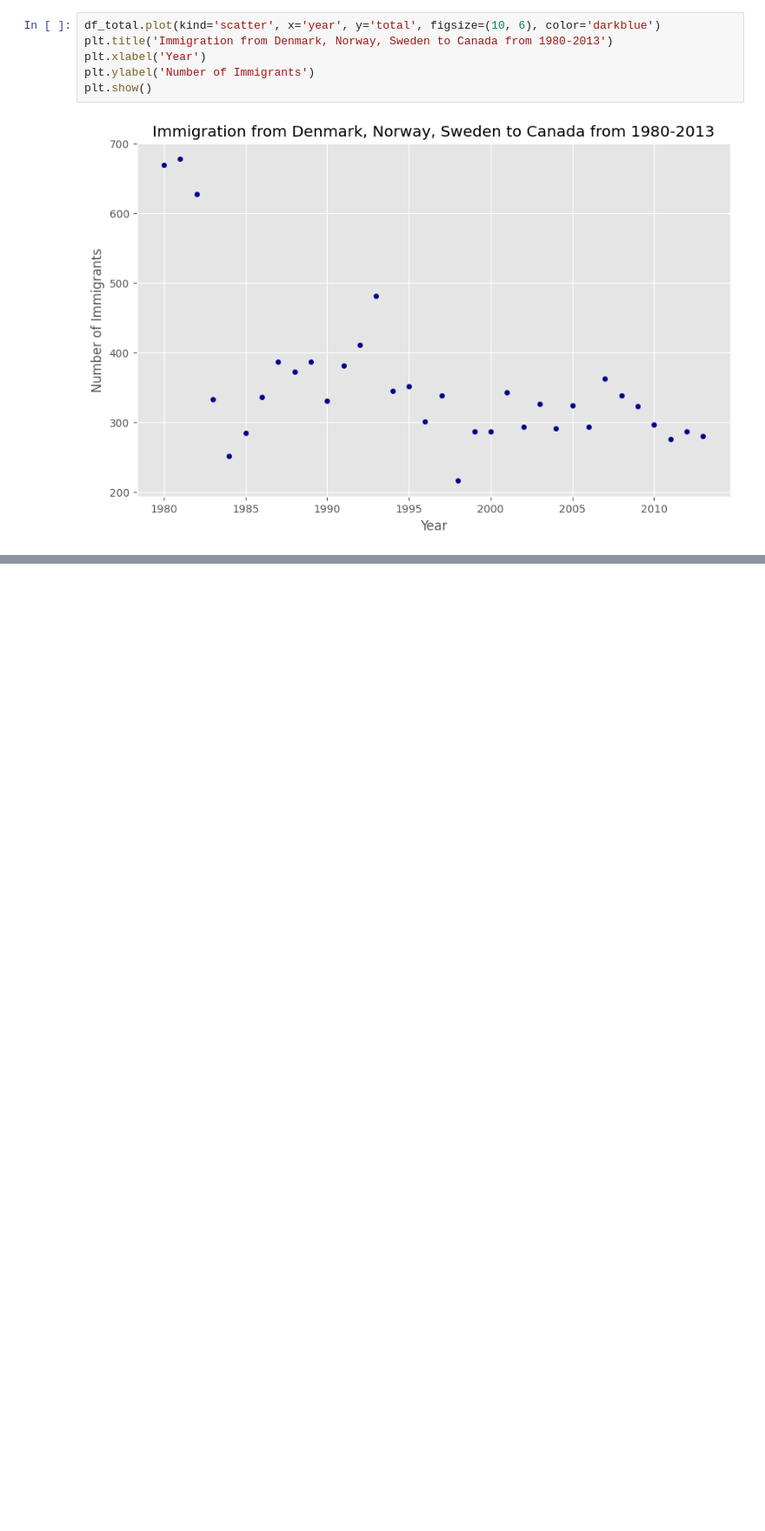
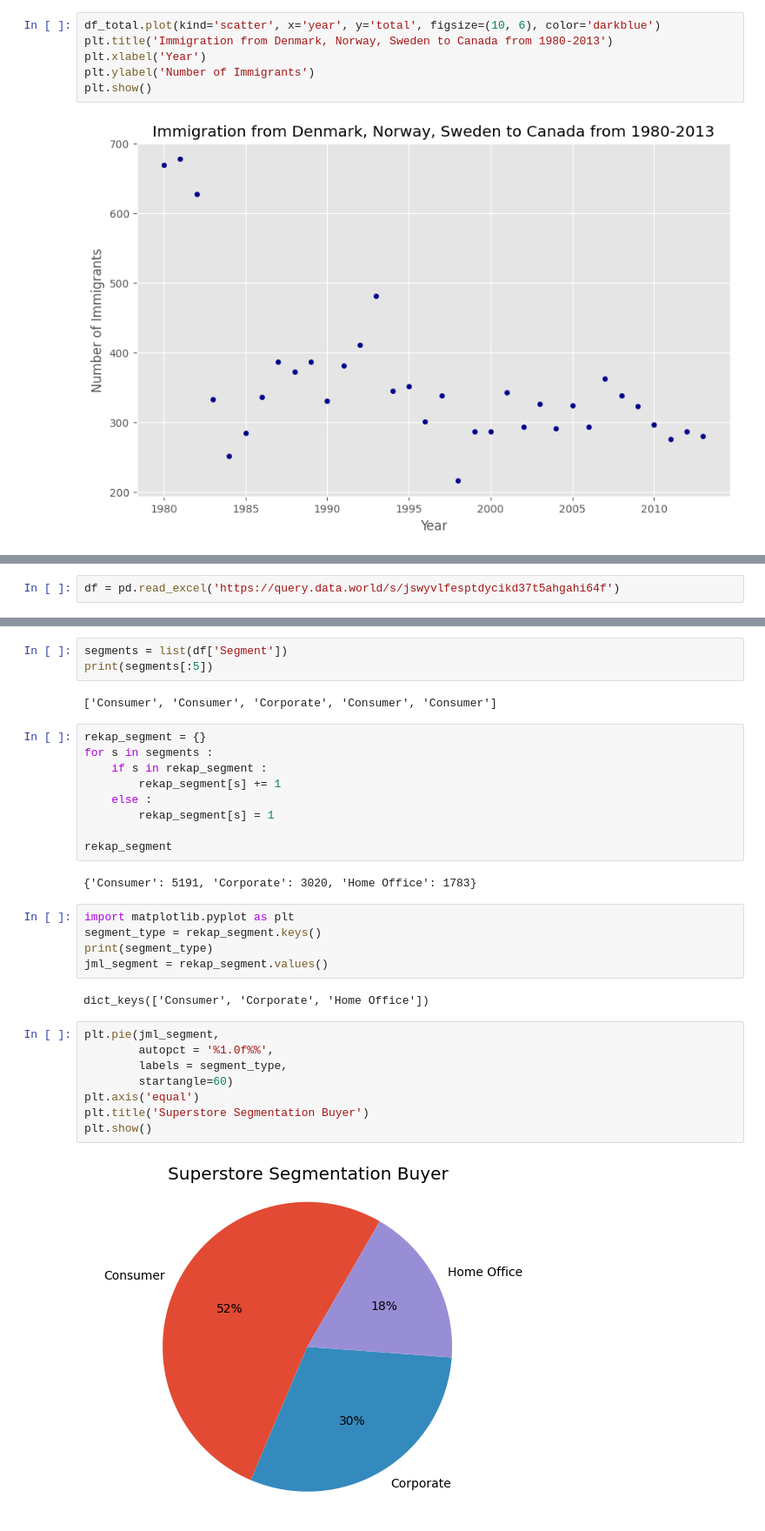
Before and after one commit to kireikharisma/H8_3, a Jupyter notebook: sesi7.ipynb, the cells around one changed output, grey strips where cells are left out. Shown at 87% size. Drawn from its saved outputs; the diff is of its cells as text; blank space fills up the shorter version.

```diff
--- a/sesi7.ipynb
+++ b/sesi7.ipynb
@@ -1962,0 +2060,2 @@ plt.show()
+# %%
+df = pd.read_excel('https://query.data.world/s/jswyvlfesptdycikd37t5ahgahi64f')
@@ -1962,0 +2092,33 @@ plt.show()
+# %%
+segments = list(df['Segment'])
+print(segments[:5])
+# %% [output]
+['Consumer', 'Consumer', 'Corporate', 'Consumer', 'Consumer']
+# %%
+rekap_segment = {}
+for s in segments :
+    if s in rekap_segment :
+        rekap_segment[s] += 1
+    else :
+        rekap_segment[s] = 1
+
+rekap_segment
+# %% [output]
+{'Consumer': 5191, 'Corporate': 3020, 'Home Office': 1783}
+# %%
+import matplotlib.pyplot as plt
+segment_type = rekap_segment.keys()
+print(segment_type)
+jml_segment = rekap_segment.values()
+# %% [output]
+dict_keys(['Consumer', 'Corporate', 'Home Office'])
+# %%
+plt.pie(jml_segment,
+        autopct = '%1.0f%%',
+        labels = segment_type,
+        startangle=60)
+plt.axis('equal')
+plt.title('Superstore Segmentation Buyer')
+plt.show()
+# %% [output]
+[figure, added]
```
Also changed, not shown: parts of 24 cells of this notebook.
